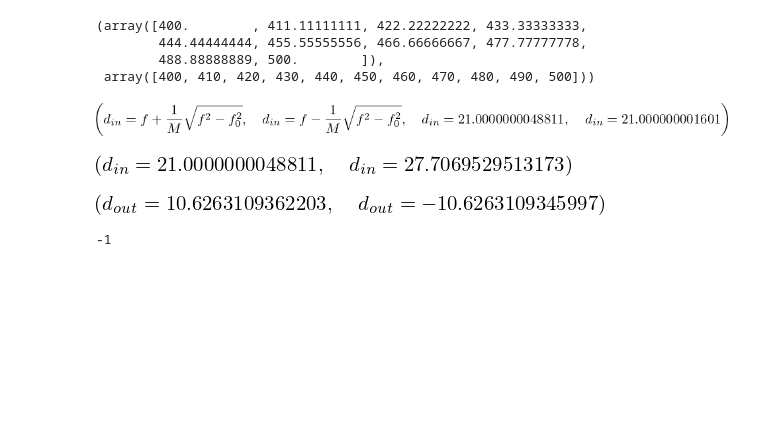
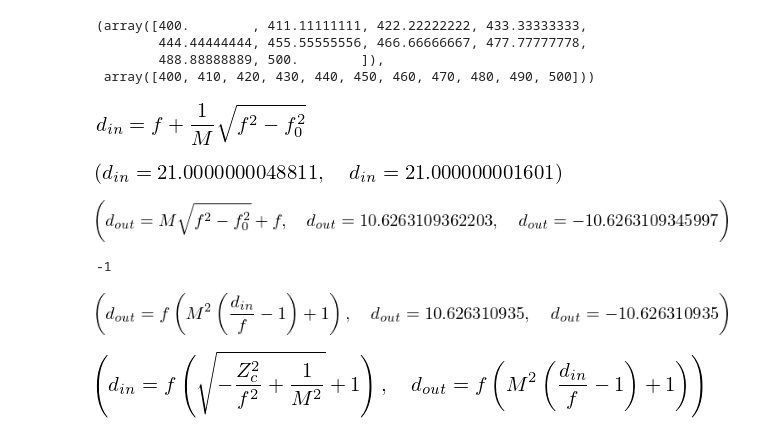
Before and after one commit to aravindhnivas/FELion-Spectrum-Analyser, a Jupyter notebook: testing/THz/GaussianBeamSimulation.ipynb, the cells around one changed output. Cells and saved outputs as stored; diff of their text form; code cells hidden in the pictures; blank space fills up the shorter version.

```diff
--- a/testing/THz/GaussianBeamSimulation.ipynb
+++ b/testing/THz/GaussianBeamSimulation.ipynb
@@ -1249,22 +1275,33 @@ np.linspace(400, 500, 10), np.arange(400, 510, 10)
         488.88888889, 500.        ]),
  array([400, 410, 420, 430, 440, 450, 460, 470, 480, 490, 500]))
 # %%
-eq_din_p, eq_din_m
+eq_din_p
 # %% [output]
-[figure, old version]
+[figure, new version]
 # %%
-eq_din_p.subs({M:0.15/0.3, f0:1.88626052, f:7.16841458}), eq_din_p.subs({M:0.099/0.3, f0:2.33424739, f:7.16841458})
+eq_din_p.subs({M:0.15/0.3, f0:1.88626052, f:7.16841458}), eq_din_p.subs({M:0.15/0.3, f0:1.88626052, f:-21.16841458})
 # %% [output]
-[figure, old version]
+[figure, new version]
 # %%
-eq_dout_p.subs({M:0.15/0.3, f0:1.88626052, f:7.16841458}), eq_dout_p.subs({M:0.15/0.3, f0:1.88626052, f:-21.16841458})
+eq_dout_p, eq_dout_p.subs({M:0.15/0.3, f0:1.88626052, f:7.16841458}), eq_dout_p.subs({M:0.15/0.3, f0:1.88626052, f:-21.16841458})
 # %% [output]
-[figure, old version]
+[figure, new version]
 # %%
 temp = np.array([-1, -2, -3])
 temp.max()
 # %% [output]
 -1
+# %%
+eq_dout2 = Eq(d_out, f*(1+(M**2*(d_in/f - 1))))
+eq_dout2, eq_dout2.subs({M:0.15/0.3, f:7.16841458, d_in:21}), eq_dout2.subs({M:0.15/0.3, f:-21.16841458, d_in:21})
+# %% [output]
+[figure, added]
+# %%
+eq_dout2 = Eq(d_out, f*(1+(M**2*(d_in/f - 1))))
+eq_din2 = Eq(d_in, f*(1+sqrt(M**-2-(Z_c/f)**2)))
+eq_din2, eq_dout2
+# %% [output]
+[figure, added]
 # %%
 zr = z_r.subs({w0:0.34, lam:ghz_cm(402.8)}).evalf()
 f1.subs({d_in:18, Z_c:zr}),
```
Also changed, not shown: parts of 2 cells of this notebook.
